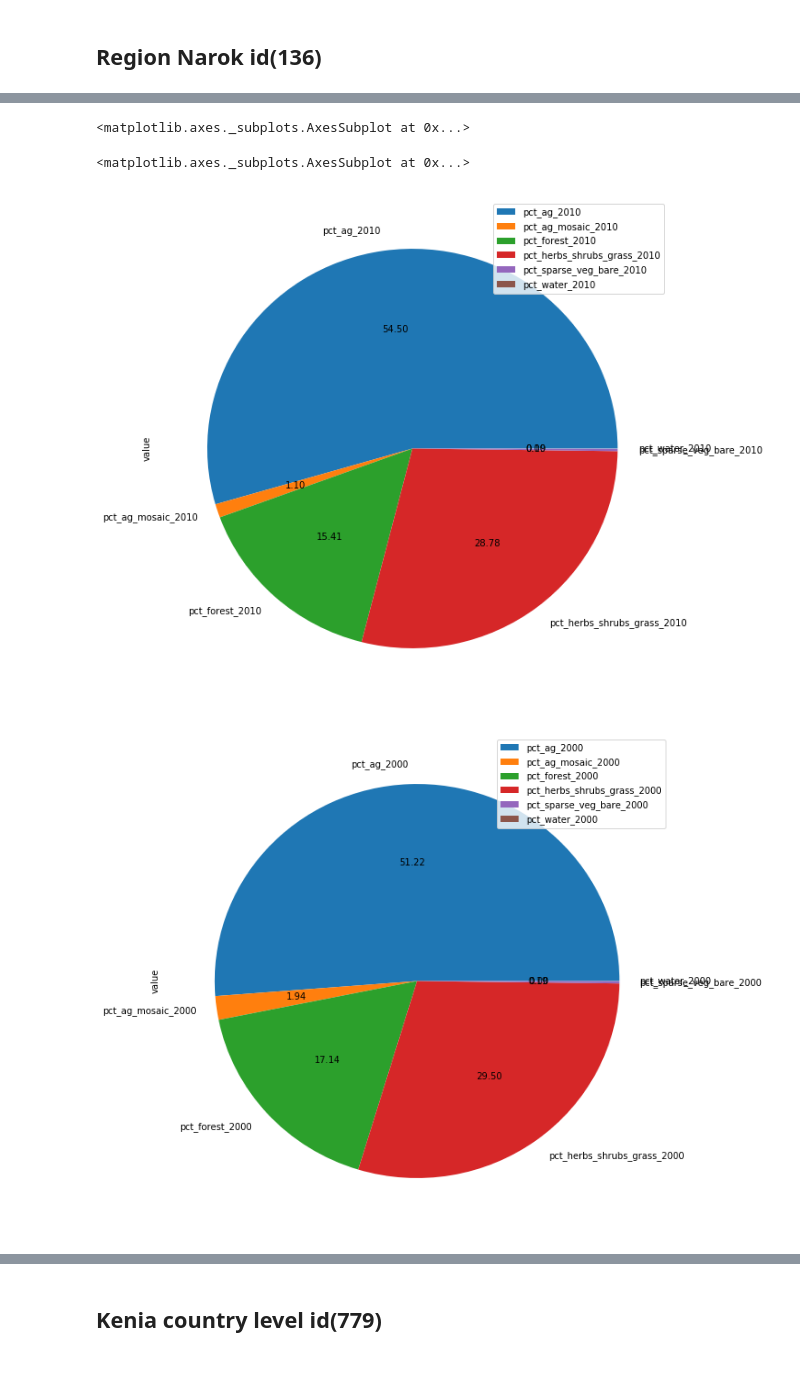
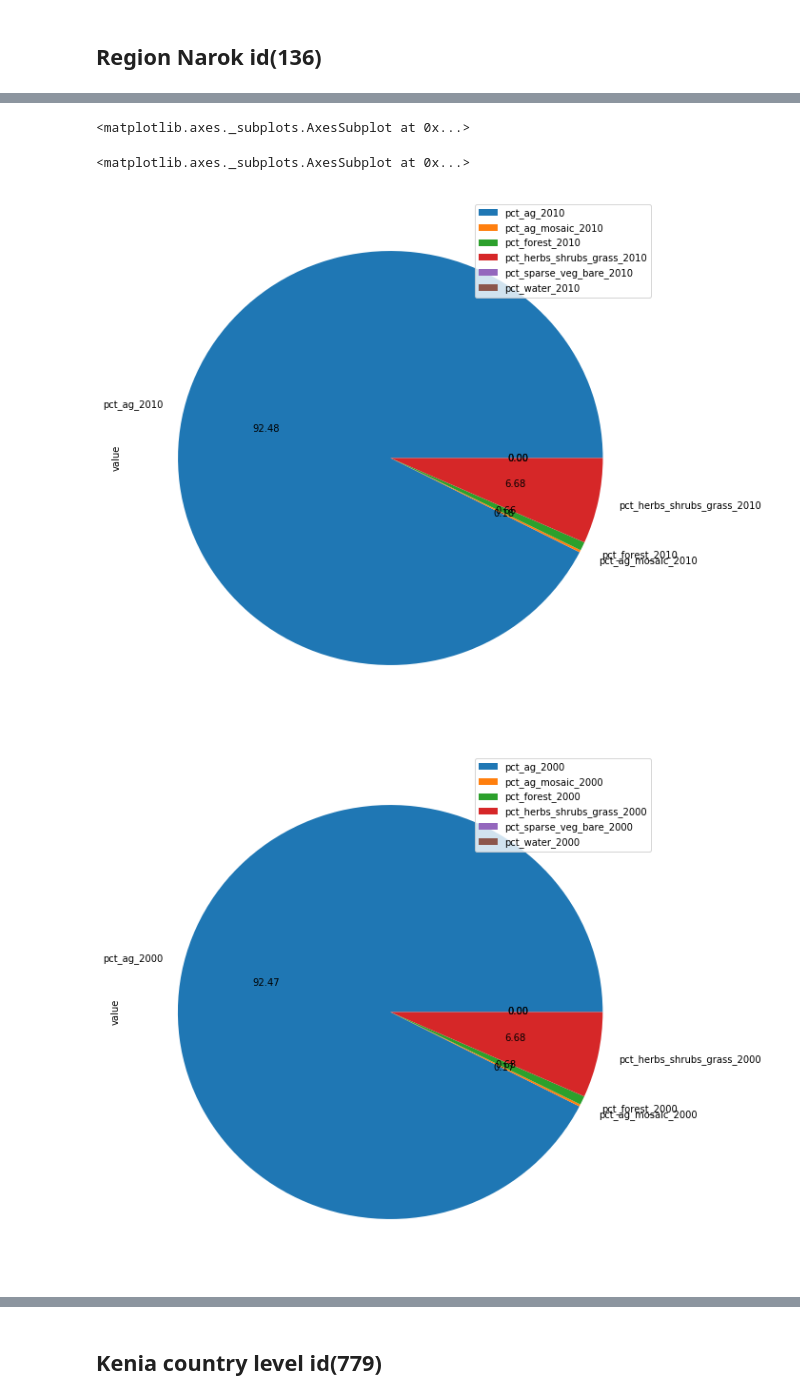
Before and after one commit to Vizzuality/notebooks, a Jupyter notebook: Kenia-dashboard/dashboard-exploration.ipynb, the cells around one changed output, grey strips where cells are left out. Saved outputs shown, nothing was run; the diff lists cells and outputs as text; code cells hidden in the pictures; blank space fills up the shorter version.

```diff
--- a/Kenia-dashboard/dashboard-exploration.ipynb
+++ b/Kenia-dashboard/dashboard-exploration.ipynb
@@ -289,3 +289,14 @@ for year in years:
 [figure]
 # %% [markdown]
 ## Region Narok id(136)
+# %%
+data = get_api_call("with r as (SELECT category, country_id, county_id, id, pa_id, value, regexp_split_to_array(category, '_') as date FROM indicators_landcover where category not in ('Estimated Total Pop 2015','Mean Travel Time to City with Pop > 50k', 'Percent_Unprotected','Percent_Protected')) select category, country_id, county_id, id, pa_id, value, date[array_upper(date,1)] from r where id=136 order by date desc")
+print(data.shape)
+display(data.head(12))
+print(data.category.unique())
+years = data.date.unique()
+print(years)
+data=data.sort_values('category').set_index(['category'])
+for year in years:
+    mask = (data["date"] == year)
+    display(data.loc[mask, ['value']].plot.pie(y='value',autopct='%.2f',figsize=(10, 10)))## Region Narok id(136)
@@ -292,5 +329,5 @@ for year in years:
 # %%
-data = get_api_call("with r as (SELECT category, country_id, county_id, id, pa_id, value, regexp_split_to_array(category, '_') as date FROM indicators_landcover where category not in ('Estimated Total Pop 2015','Mean Travel Time to City with Pop > 50k', 'Percent_Unprotected','Percent_Protected')) select category, country_id, county_id, id, pa_id, value, date[array_upper(date,1)] from r where id=136 order by date desc")
+data = get_api_call("with r as (SELECT category, country_id, county_id, id, pa_id, value, regexp_split_to_array(category, '_') as date FROM indicators_landcover where category not in ('Estimated Total Pop 2015','Mean Travel Time to City with Pop > 50k', 'Percent_Unprotected','Percent_Protected')) select category, country_id, county_id, id, pa_id, value, date[array_upper(date,1)] from r where id=759 order by date desc")
 print(data.shape)
 display(data.head(12))
 print(data.category.unique())
@@ -318,10 +355,10 @@ for year in years:
 ['pct_ag_mosaic_2010' 'pct_herbs_shrubs_grass_2010' 'pct_ag_2010'
  'pct_sparse_veg_bare_2010' 'pct_forest_2010' 'pct_water_2010'
  'pct_herbs_shrubs_grass_2000' 'pct_ag_mosaic_2000' 'pct_forest_2000'
  'pct_ag_2000' 'pct_sparse_veg_bare_2000' 'pct_water_2000']
 [2010 2000]
 <matplotlib.axes._subplots.AxesSubplot at 0x...>
 <matplotlib.axes._subplots.AxesSubplot at 0x...>
-[figure, old version]
+[figure, new version]
-[figure, old version]
+[figure, new version]
 # %% [markdown]
```
Also changed, not shown: parts of 21 cells of this notebook.
